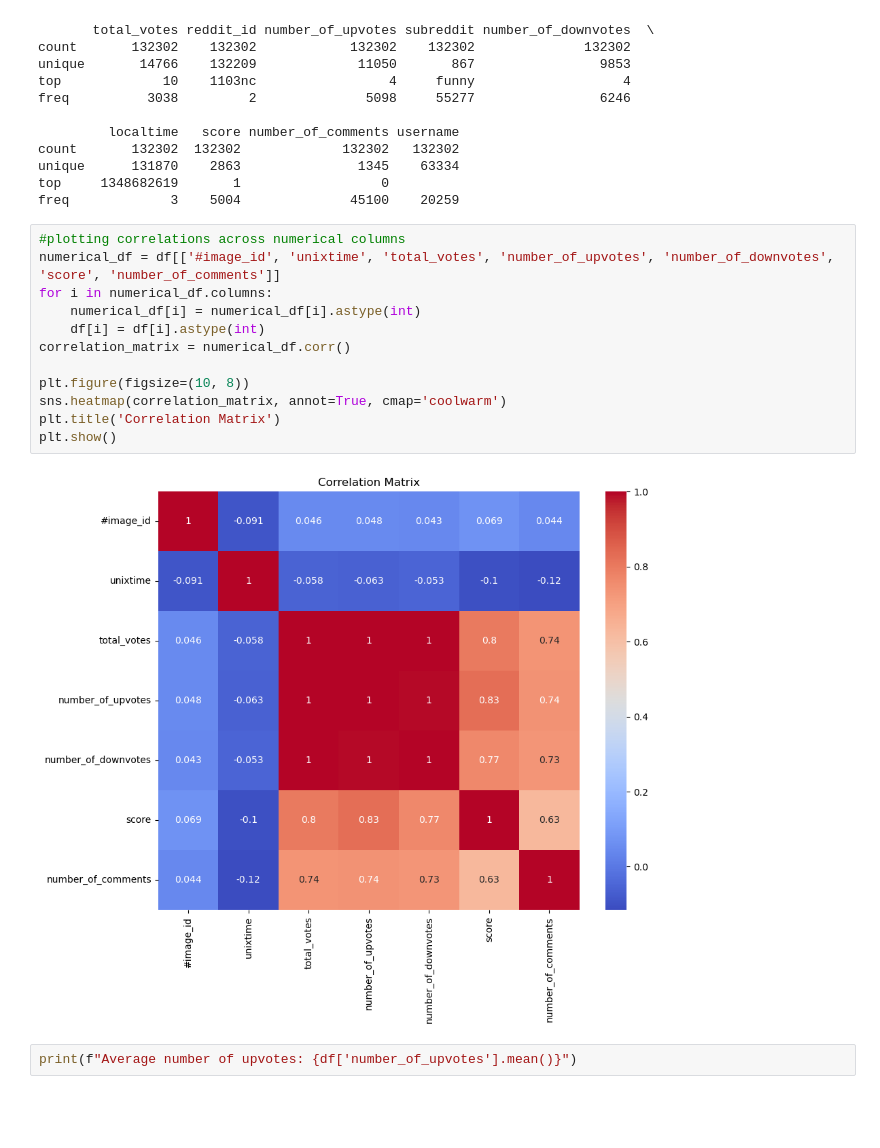
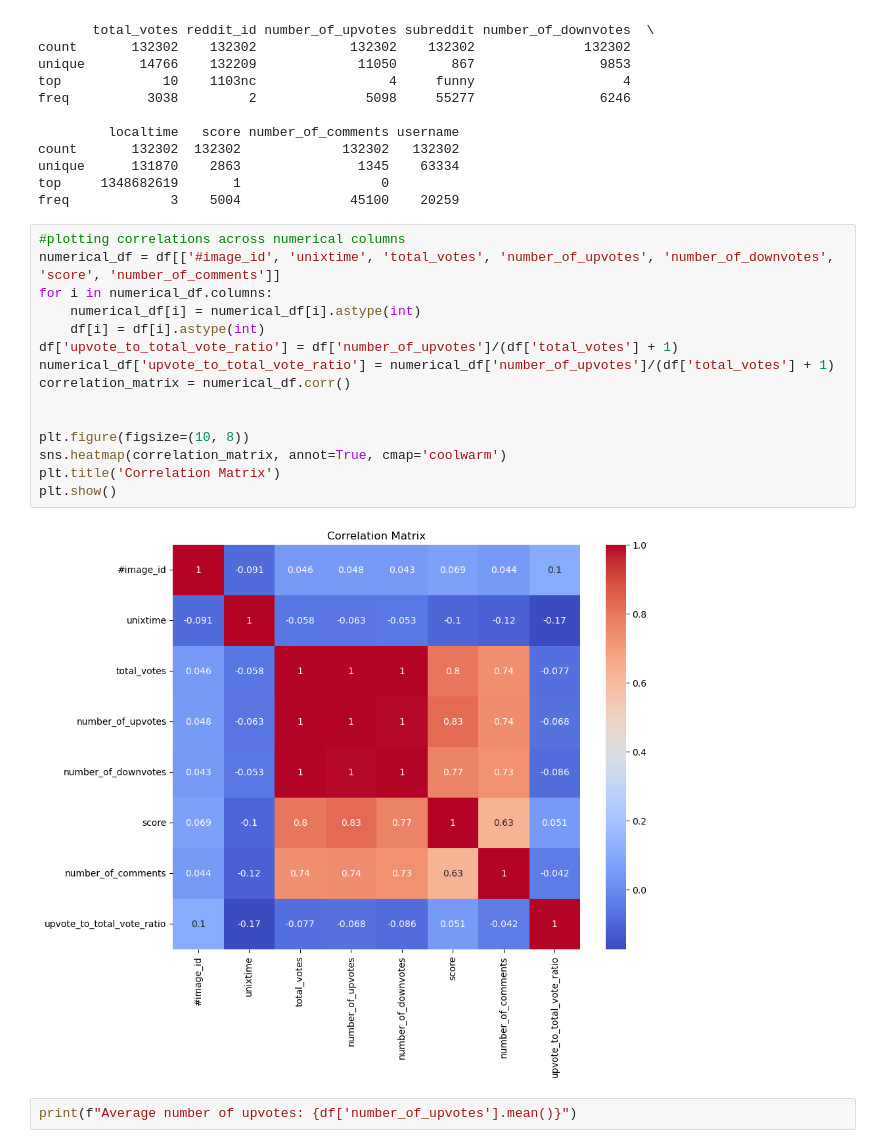
Before and after one commit to rx-72/Reddit-Post-Data-Exploration-Prediction-and-Recommendation, a Jupyter notebook: assignment2.ipynb, the cells around one changed output. Cells and saved outputs as stored; diff of their text form; blank space fills up the shorter version.

```diff
--- a/assignment2.ipynb
+++ b/assignment2.ipynb
@@ -92,17 +95,20 @@ freq             3    5004              45100    20259
 # %%
 #plotting correlations across numerical columns
 numerical_df = df[['#image_id', 'unixtime', 'total_votes', 'number_of_upvotes', 'number_of_downvotes', 'score', 'number_of_comments']]
 for i in numerical_df.columns:
     numerical_df[i] = numerical_df[i].astype(int)
     df[i] = df[i].astype(int)
+df['upvote_to_total_vote_ratio'] = df['number_of_upvotes']/(df['total_votes'] + 1)
+numerical_df['upvote_to_total_vote_ratio'] = numerical_df['number_of_upvotes']/(df['total_votes'] + 1)
 correlation_matrix = numerical_df.corr()
+
 
 plt.figure(figsize=(10, 8))
 sns.heatmap(correlation_matrix, annot=True, cmap='coolwarm')
 plt.title('Correlation Matrix')
 plt.show()
 # %% [output]
-[figure, old version]
+[figure, new version]
 # %%
 print(f"Average number of upvotes: {df['number_of_upvotes'].mean()}")
 # %% [output]
```
Also changed, not shown: parts of 32 cells of this notebook.
